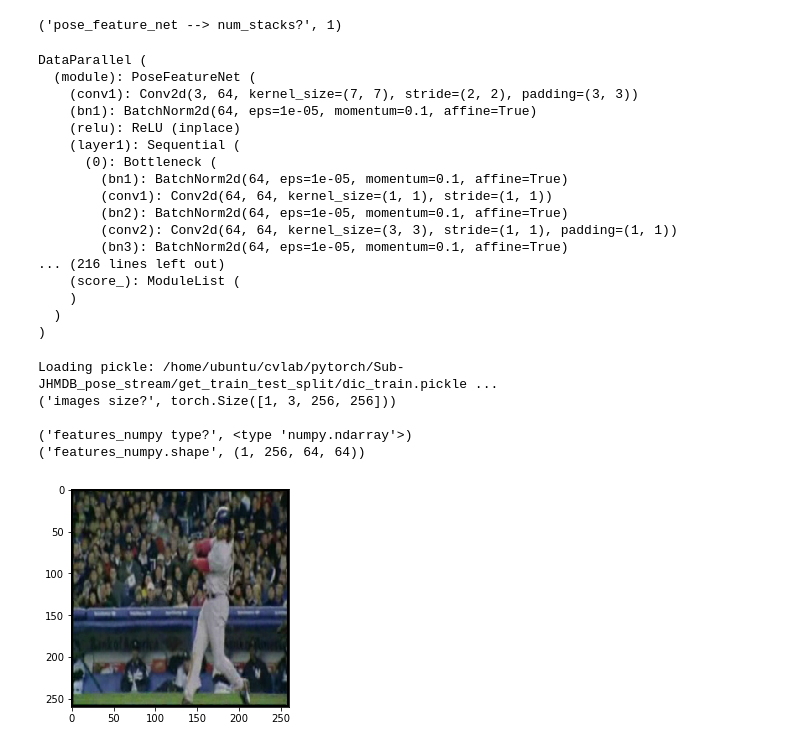
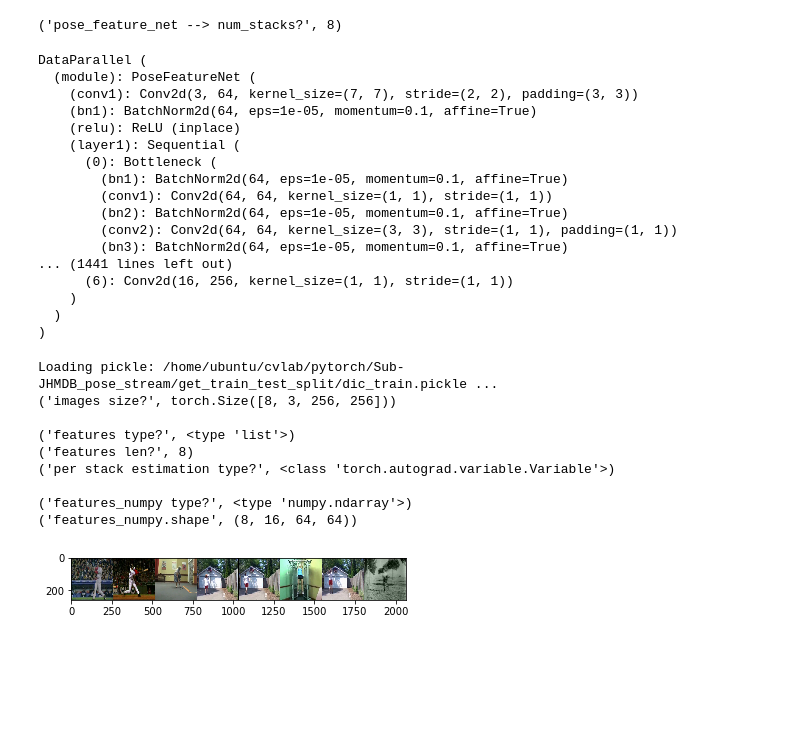
Before and after one commit to meegoStar/pytorch-pose, a Jupyter notebook: test_networks.ipynb, the cells around one changed output. Cells and saved outputs as stored; diff of their text form; code cells hidden in the pictures; blank space fills up the shorter version.

Commit message:
Implement PoseStreamNet, able to be trained in the next stage

```diff
--- a/test_networks.ipynb
+++ b/test_networks.ipynb
@@ -6,19 +6,19 @@ import os
 import torch
 import torch.nn as nn
 
-from networks import pose_feature_net
+from networks.pose_feature_net import PoseFeatureNet
 
 
 
-os.environ['CUDA_VISIBLE_DEVICES']='3'
+os.environ['CUDA_VISIBLE_DEVICES']='0'
 
-pose_feature_net = pose_feature_net.PoseFeatureNet()
+pose_feature_net = PoseFeatureNet()
 pose_feature_net = torch.nn.DataParallel(pose_feature_net).cuda()
 print ('pose_feature_net --> num_stacks?', pose_feature_net.module.num_stacks)
 
 pose_feature_net
 # %% [output]
-('pose_feature_net --> num_stacks?', 1)
+('pose_feature_net --> num_stacks?', 8)
 DataParallel (
   (module): PoseFeatureNet (
     (conv1): Conv2d(3, 64, kernel_size=(7, 7), stride=(2, 2), padding=(3, 3))
@@ -31,8 +31,8 @@ DataParallel (
         (bn2): BatchNorm2d(64, eps=1e-05, momentum=0.1, affine=True)
         (conv2): Conv2d(64, 64, kernel_size=(3, 3), stride=(1, 1), padding=(1, 1))
         (bn3): BatchNorm2d(64, eps=1e-05, momentum=0.1, affine=True)
-... (216 lines left out)
-    (score_): ModuleList (
+... (1441 lines left out)
+      (6): Conv2d(16, 256, kernel_size=(1, 1), stride=(1, 1))
     )
   )
 )
@@ -54,38 +54,43 @@ def my_imshow(img):
     plt.imshow(np.transpose(np_img, (1, 2, 0)))
 
 jhmdb_dict_path = '/home/ubuntu/cvlab/pytorch/Sub-JHMDB_pose_stream/get_train_test_split/dic_train.pickle'
 jhmdb_dict = pickle_tools.load_pickle(jhmdb_dict_path)
 
 jhmdb_rgb_root = '/home/ubuntu/data/JHMDB/Rename_Images'
 train_set = jhmdb.JhmdbRgbData(jhmdb_dict, jhmdb_rgb_root, transform=transforms.Compose([
                 transforms.Scale([256, 256]),
                 transforms.ToTensor()
                 ]))
 
-train_loader = torch.utils.data.DataLoader(train_set, batch_size=1, shuffle=False, num_workers=2)
+train_loader = torch.utils.data.DataLoader(train_set, batch_size=8, shuffle=False, num_workers=2)
 
 # get some training images
 dataiter = iter(train_loader)
 images, labels = dataiter.next()
-images_cpu = images.cpu()
 
 # show images
 my_imshow(torchvision.utils.make_grid(images))
 print('images size?', images.size())
 print
 
 # try using pose_feature_net to extract feature
 features = pose_feature_net(Variable(images))
-#print('features type?', type(features))
-#print('features len?', len(features))
+print('features type?', type(features))
+print('features len?', len(features))
+print('per stack estimation type?', type(features[0]))
+print
 
-features_numpy = features[0].data.cpu().numpy()
+features_numpy = features[-1].data.cpu().numpy()
 print('features_numpy type?', type(features_numpy))
 print('features_numpy.shape', features_numpy.shape)
 # %% [output]
 Loading pickle: /home/ubuntu/cvlab/pytorch/Sub-JHMDB_pose_stream/get_train_test_split/dic_train.pickle ...
-('images size?', torch.Size([1, 3, 256, 256]))
+('images size?', torch.Size([8, 3, 256, 256]))
+
+('features type?', <type 'list'>)
+('features len?', 8)
+('per stack estimation type?', <class 'torch.autograd.variable.Variable'>)
 
 ('features_numpy type?', <type 'numpy.ndarray'>)
-('features_numpy.shape', (1, 256, 64, 64))
+('features_numpy.shape', (8, 16, 64, 64))
-[figure, old version]
+[figure, new version]
```
Also changed, not shown: parts of 2 cells of this notebook, 3 other files.
